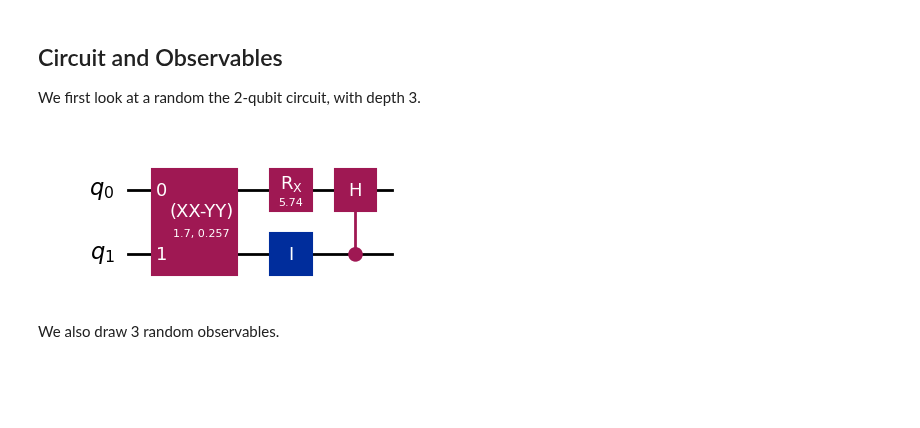
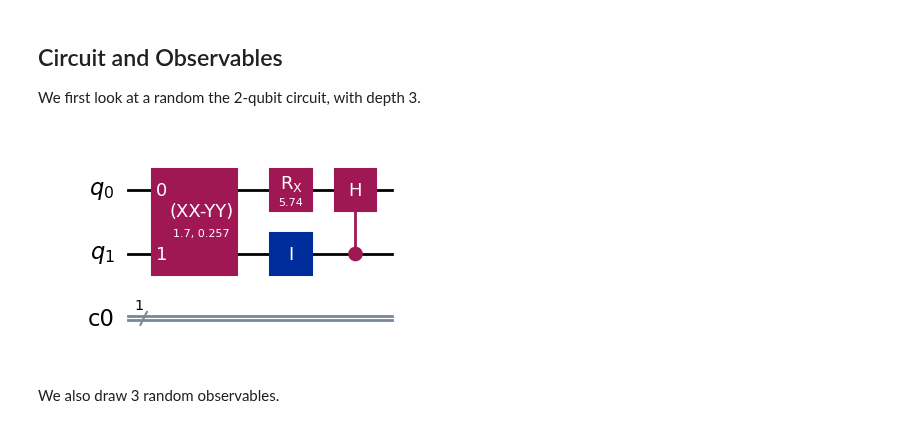
Before and after one commit to qiskit-community/povm-toolbox, a Jupyter notebook: docs/tutorials/randomized_measurements.ipynb, the cells around one changed output. Cells and saved outputs as stored; diff of their text form; code cells hidden in the pictures; blank space fills up the shorter version.

Commit message:
do not override already existing classical registers

```diff
--- a/docs/tutorials/randomized_measurements.ipynb
+++ b/docs/tutorials/randomized_measurements.ipynb
@@ -14,9 +14,14 @@ from qiskit.circuit.random import random_circuit
 
 n_qubit = 2
 qc_random = random_circuit(num_qubits=n_qubit, depth = 3, measure=False, seed=0)
-qc_random.draw("mpl")
-# %% [output]
-[figure, removed]
+# %%
+from qiskit.circuit import ClassicalRegister
+
+creg = ClassicalRegister(1)
+qc_random.add_register(creg)
+qc_random.draw("mpl", style="iqp")
+# %% [output]
+[figure, added]
 # %%
 from qiskit.transpiler.preset_passmanagers import generate_preset_pass_manager
 from qiskit_aer import AerSimulator
```
Also changed, not shown: parts of 2 cells of this notebook, 1 other file.
